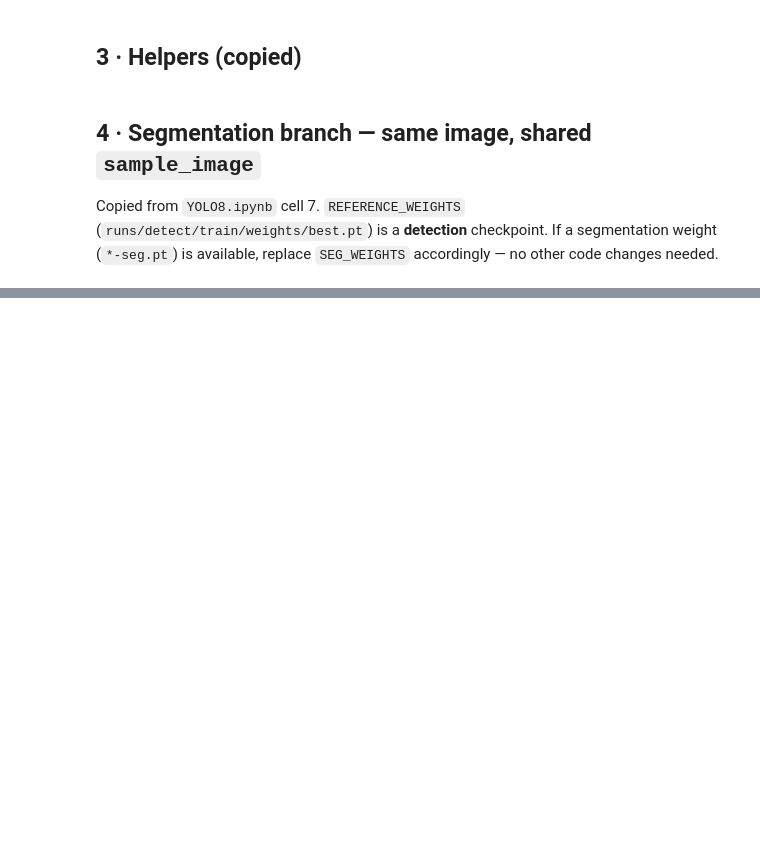
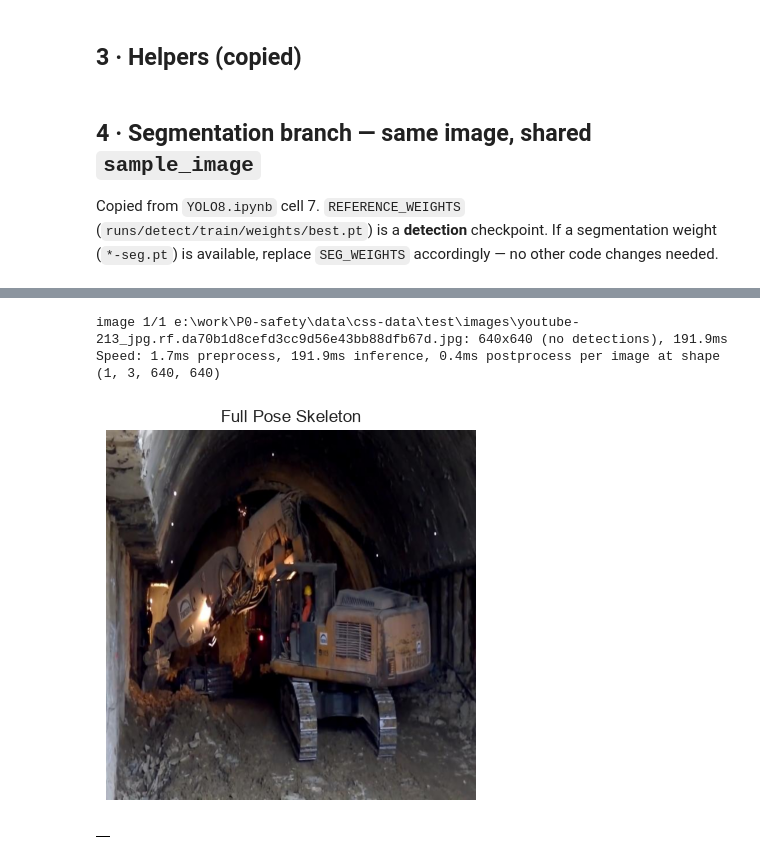
Before and after one commit to rif42/P0-safety, a Jupyter notebook: yolo-pose.ipynb, the cells around one changed output, grey strips where cells are left out. Saved outputs shown, nothing was run; the diff lists cells and outputs as text; code cells hidden in the pictures; blank space fills up the shorter version.

```diff
--- a/yolo-pose.ipynb
+++ b/yolo-pose.ipynb
@@ -686,0 +211,38 @@ fused = fused_seg_pose_plot_with_counts(seg_results, pose_results, sample_image,
+# %%
+from ultralytics import YOLO
+import cv2
+import matplotlib.pyplot as plt
+import pandas as pd
+
+model = YOLO("yolo26m-pose.pt")
+results = model(str(sample_image))
+
+for result in results:
+    # plot() automatically draws the 17 keypoints and connects the bones
+    annotated_frame = result.plot()
+
+    # cv2.imshow doesn't work in notebooks — use plt instead
+    plt.imshow(cv2.cvtColor(annotated_frame, cv2.COLOR_BGR2RGB))
+    plt.axis("off")
+    plt.title("Full Pose Skeleton")
+    plt.show()
+
+# ── same result as table ──
+r = results[0]
+rows = []
+if r.boxes is not None and len(r.boxes) > 0:
+    for i in range(len(r.boxes)):
+        x1, y1, x2, y2 = r.boxes.xyxy[i].tolist()
+        rows.append({
+            "idx": i,
+            "class": r.names[int(r.boxes.cls[i])],
+            "conf": round(float(r.boxes.conf[i]), 4),
+            "x1": round(x1,1), "y1": round(y1,1),
+            "x2": round(x2,1), "y2": round(y2,1),
+        })
+display(pd.DataFrame(rows))
+# %% [output]
+image 1/1 e:\work\P0-safety\data\css-data\test\images\youtube-213_jpg.rf.da70b1d8cefd3cc9d56e43bb88dfb67d.jpg: 640x640 (no detections), 191.9ms
+Speed: 1.7ms preprocess, 191.9ms inference, 0.4ms postprocess per image at shape (1, 3, 640, 640)
+[figure, added]
+|  |
```
Also changed, not shown: parts of 11 cells of this notebook, 4 other files.
